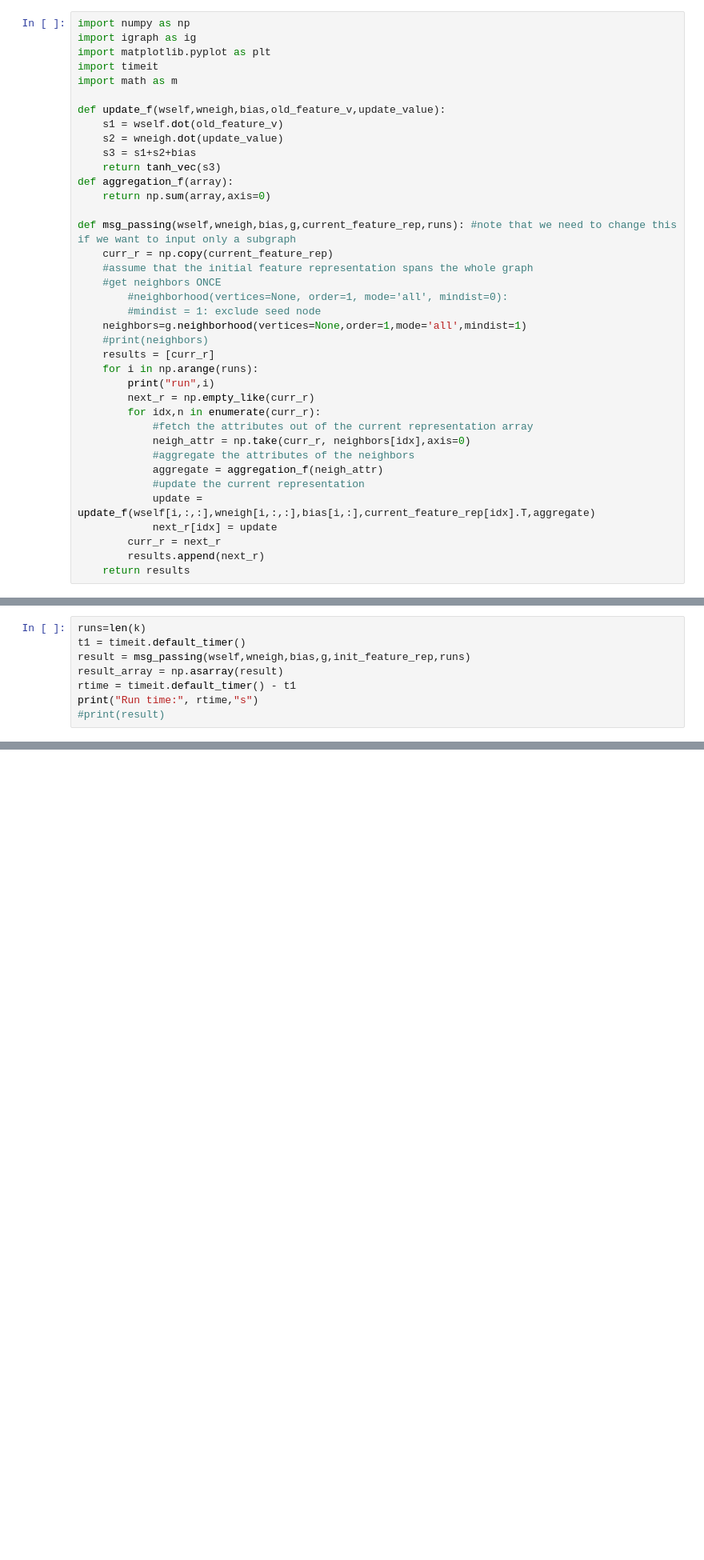
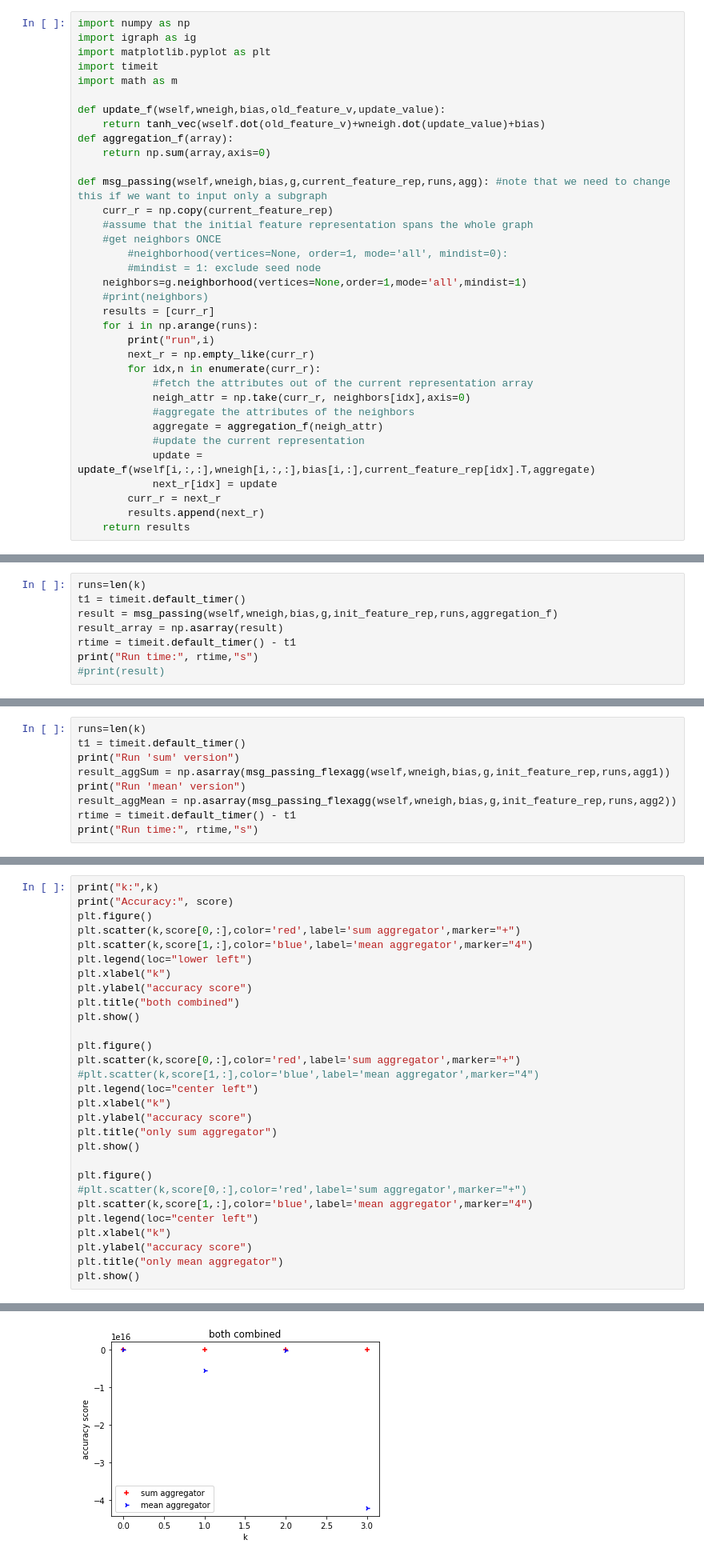
Before and after one commit to lukasalexanderconrads/graphrep, a Jupyter notebook: exercise4/exercise4.ipynb, the cells around one changed output, grey strips where cells are left out. Shown: that part at 80% size. Cells and saved outputs as stored; diff of their text form; blank space fills up the shorter version.

```diff
--- a/exercise4/exercise4.ipynb
+++ b/exercise4/exercise4.ipynb
@@ -25,14 +25,11 @@ import timeit
 import math as m
 
 def update_f(wself,wneigh,bias,old_feature_v,update_value):
-    s1 = wself.dot(old_feature_v)
-    s2 = wneigh.dot(update_value)
-    s3 = s1+s2+bias
-    return tanh_vec(s3)
+    return tanh_vec(wself.dot(old_feature_v)+wneigh.dot(update_value)+bias)
 def aggregation_f(array):
     return np.sum(array,axis=0)
 
-def msg_passing(wself,wneigh,bias,g,current_feature_rep,runs): #note that we need to change this if we want to input only a subgraph
+def msg_passing(wself,wneigh,bias,g,current_feature_rep,runs,agg): #note that we need to change this if we want to input only a subgraph
     curr_r = np.copy(current_feature_rep)
     #assume that the initial feature representation spans the whole graph
     #get neighbors ONCE
@@ -80,7 +77,7 @@ tanh_vec = np.vectorize(tanhf)
 # %%
 runs=len(k)
 t1 = timeit.default_timer()
-result = msg_passing(wself,wneigh,bias,g,init_feature_rep,runs)
+result = msg_passing(wself,wneigh,bias,g,init_feature_rep,runs,aggregation_f)
 result_array = np.asarray(result)
 rtime = timeit.default_timer() - t1
 print("Run time:", rtime,"s")
@@ -167,0 +182,9 @@ Plot the accuracy scores over k. What do you observe?
+# %%
+runs=len(k)
+t1 = timeit.default_timer()
+print("Run 'sum' version")
+result_aggSum = np.asarray(msg_passing_flexagg(wself,wneigh,bias,g,init_feature_rep,runs,agg1))
+print("Run 'mean' version")
+result_aggMean = np.asarray(msg_passing_flexagg(wself,wneigh,bias,g,init_feature_rep,runs,agg2))
+rtime = timeit.default_timer() - t1
+print("Run time:", rtime,"s")
@@ -167,0 +236,30 @@ Plot the accuracy scores over k. What do you observe?
+# %%
+print("k:",k)
+print("Accuracy:", score)
+plt.figure()
+plt.scatter(k,score[0,:],color='red',label='sum aggregator',marker="+")
+plt.scatter(k,score[1,:],color='blue',label='mean aggregator',marker="4")
+plt.legend(loc="lower left")
+plt.xlabel("k")
+plt.ylabel("accuracy score")
+plt.title("both combined")
+plt.show()
+
+plt.figure()
+plt.scatter(k,score[0,:],color='red',label='sum aggregator',marker="+")
+#plt.scatter(k,score[1,:],color='blue',label='mean aggregator',marker="4")
+plt.legend(loc="center left")
+plt.xlabel("k")
+plt.ylabel("accuracy score")
+plt.title("only sum aggregator")
+plt.show()
+
+plt.figure()
+#plt.scatter(k,score[0,:],color='red',label='sum aggregator',marker="+")
+plt.scatter(k,score[1,:],color='blue',label='mean aggregator',marker="4")
+plt.legend(loc="center left")
+plt.xlabel("k")
+plt.ylabel("accuracy score")
+plt.title("only mean aggregator")
+plt.show()
+# %% [output]
@@ -167,0 +269 @@ Plot the accuracy scores over k. What do you observe?
+[figure, added]
```
Also changed, not shown: parts of 7 cells of this notebook, 1 other file.
